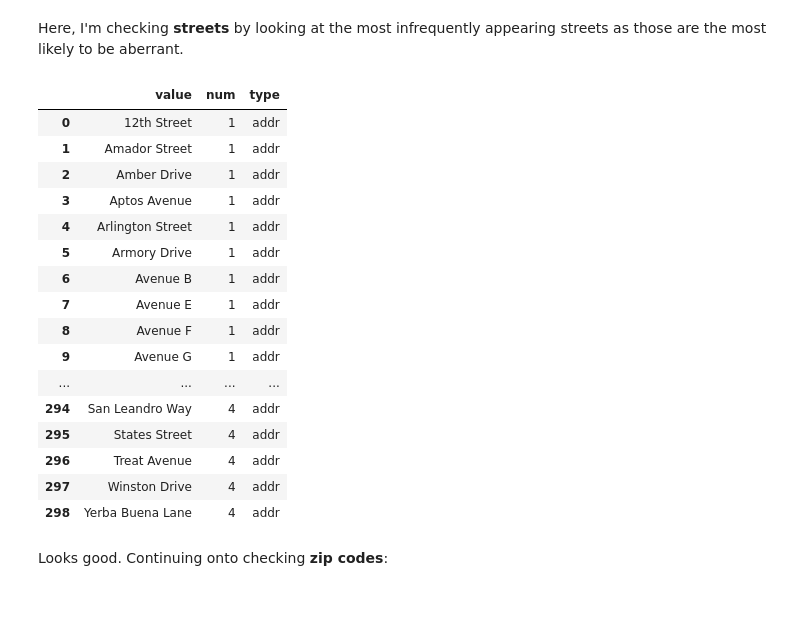
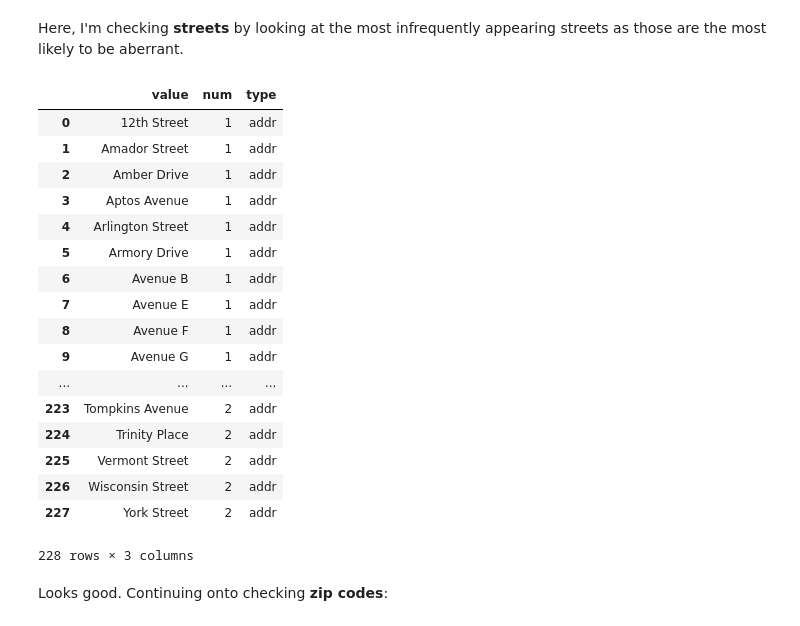
Before and after one commit to Per48edjes/Udacity-DAND-P3, a Jupyter notebook: OSM - SF Exploration.ipynb, the cells around one changed output. Saved outputs shown, nothing was run; the diff lists cells and outputs as text; code cells hidden in the pictures.

```diff
--- a/OSM - SF Exploration.ipynb
+++ b/OSM - SF Exploration.ipynb
@@ -70,12 +70,6 @@ The following command (`ANALYZE`) creates a summary of the table of the database
 # Set up database environment
 conn = sqlite3.connect('SF_OSM.db')
 c = conn.cursor()
-
-# Turn off row limit
-pd.set_option("display.max_rows",None)
-
-# Turn off row limit
-pd.set_option("display.max_columns",None)
 
 for row in c.execute('ANALYZE;'):
     print row
@@ -452,36 +378,37 @@ Here, I'm checking **streets** by looking at the most infrequently appearing str
 # %%
 # Query
 final_query = '''
 SELECT tags.value, COUNT(*) AS num, tags.type
 FROM (SELECT * FROM nodes_tags UNION ALL SELECT * FROM ways_tags) AS tags
 WHERE (tags.key == "street") AND (tags.type == "addr")
 GROUP BY tags.value
-HAVING (num < 5)
+HAVING (num < 3)
 ORDER BY num, tags.value;
 '''
 
 
 # Query to Pandas DataFrame
 df_streets = pd.read_sql_query(final_query, conn)
 df_streets
 # %% [output]
 |  | value | num | type |
 | 0 | 12th Street | 1 | addr |
 | 1 | Amador Street | 1 | addr |
 | 2 | Amber Drive | 1 | addr |
 | 3 | Aptos Avenue | 1 | addr |
 | 4 | Arlington Street | 1 | addr |
 | 5 | Armory Drive | 1 | addr |
 | 6 | Avenue B | 1 | addr |
 | 7 | Avenue E | 1 | addr |
 | 8 | Avenue F | 1 | addr |
 | 9 | Avenue G | 1 | addr |
 | ... | ... | ... | ... |
-| 294 | San Leandro Way | 4 | addr |
-| 295 | States Street | 4 | addr |
-| 296 | Treat Avenue | 4 | addr |
-| 297 | Winston Drive | 4 | addr |
-| 298 | Yerba Buena Lane | 4 | addr |
+| 223 | Tompkins Avenue | 2 | addr |
+| 224 | Trinity Place | 2 | addr |
+| 225 | Vermont Street | 2 | addr |
+| 226 | Wisconsin Street | 2 | addr |
+| 227 | York Street | 2 | addr |
+228 rows × 3 columns
 # %% [markdown]
 Looks good. Continuing onto checking **zip codes**:
 # %%
```
Also changed, not shown: parts of 7 cells of this notebook, 1 other file.
